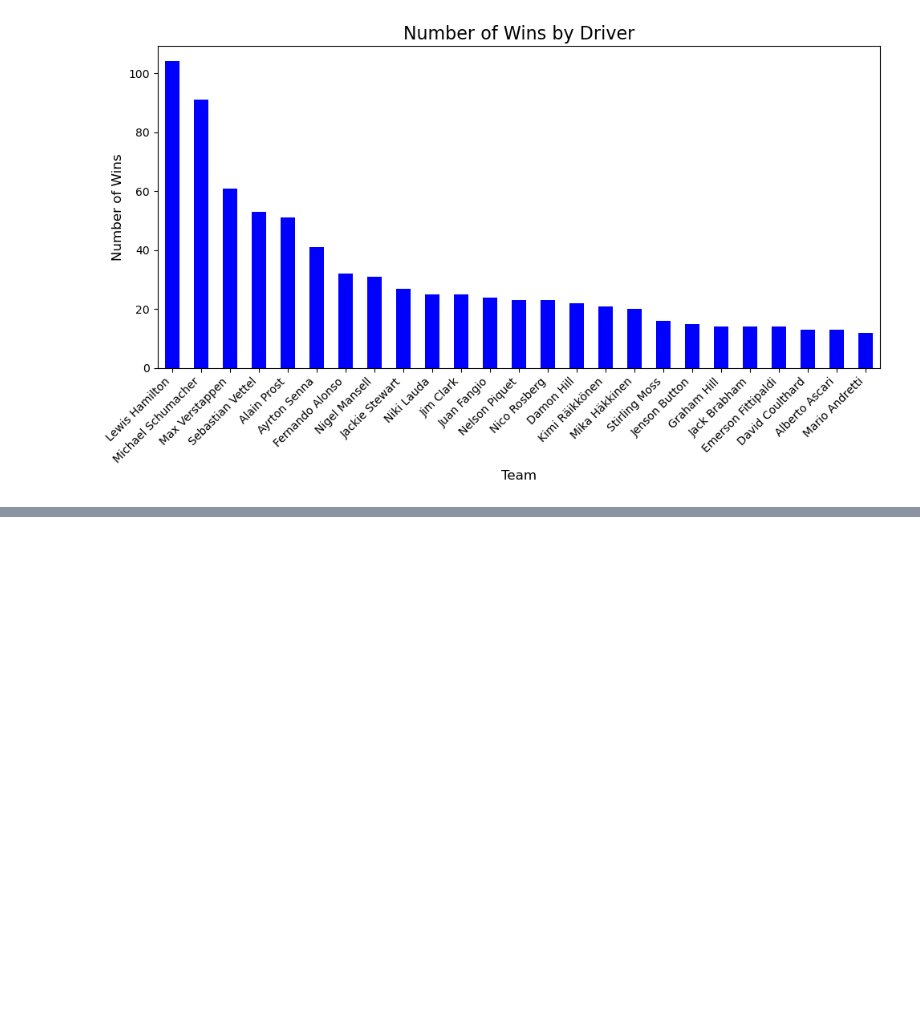
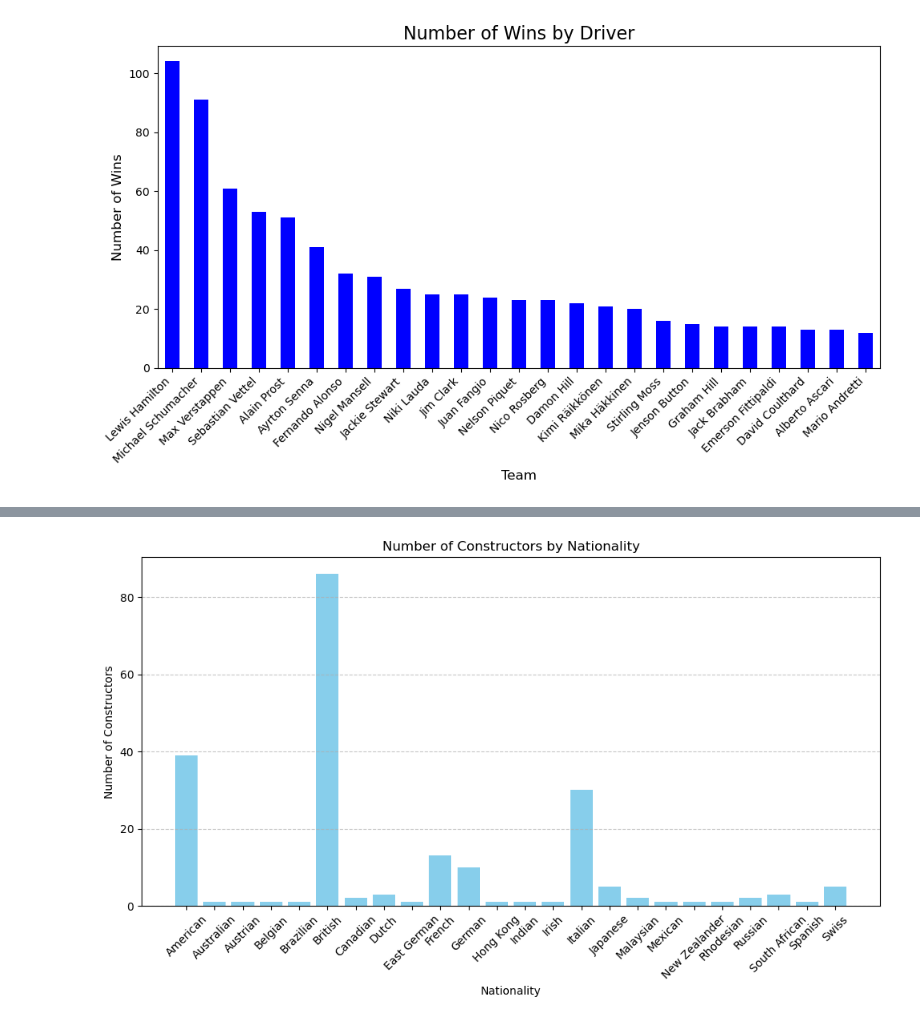
Before and after one commit to mnogueira22/FEUP-PRI, a Jupyter notebook: statistics.ipynb, the cells around one changed output, grey strips where cells are left out. Saved outputs shown, nothing was run; the diff lists cells and outputs as text; code cells hidden in the pictures; blank space fills up the shorter version.

```diff
--- a/statistics.ipynb
+++ b/statistics.ipynb
@@ -49,0 +115,25 @@ plt.show()
+# %%
+# Group by nationality
+constructor_count = (
+    constructors.groupby('nationality')
+    .agg(
+        Number_of_Constructors=('constructorId', 'size'),
+        Constructor_Names=('name', lambda x: ', '.join(x))
+    )
+    .reset_index()
+)
+
+# Plotting
+plt.figure(figsize=(10, 6))
+plt.bar(constructor_count['nationality'], constructor_count['Number_of_Constructors'], color='skyblue')
+plt.title('Number of Constructors by Nationality')
+plt.xlabel('Nationality')
+plt.ylabel('Number of Constructors')
+plt.xticks(rotation=45)
+plt.grid(axis='y', linestyle='--', alpha=0.7)
+
+# Show the plot
+plt.tight_layout()
+plt.show()
+# %% [output]
+[figure, added]
```
Also changed, not shown: parts of 4 cells of this notebook.
